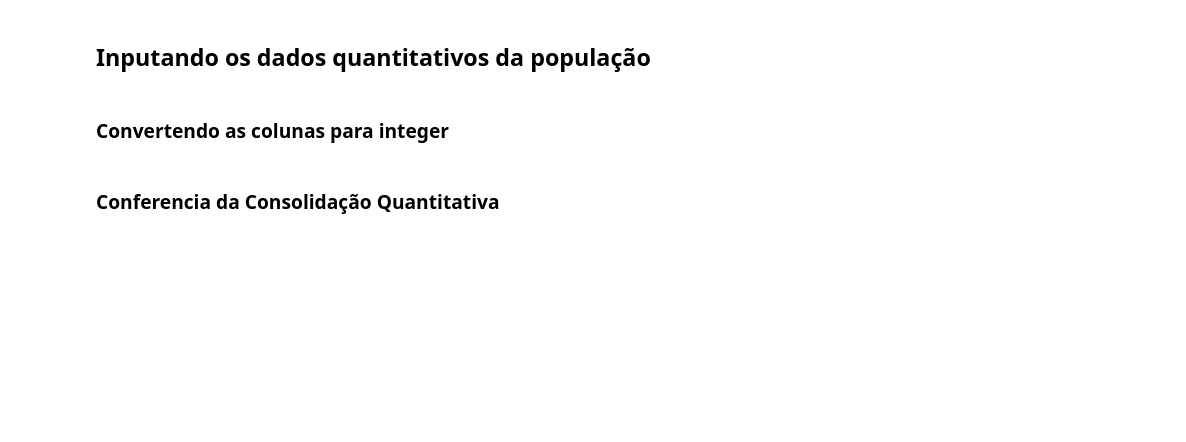
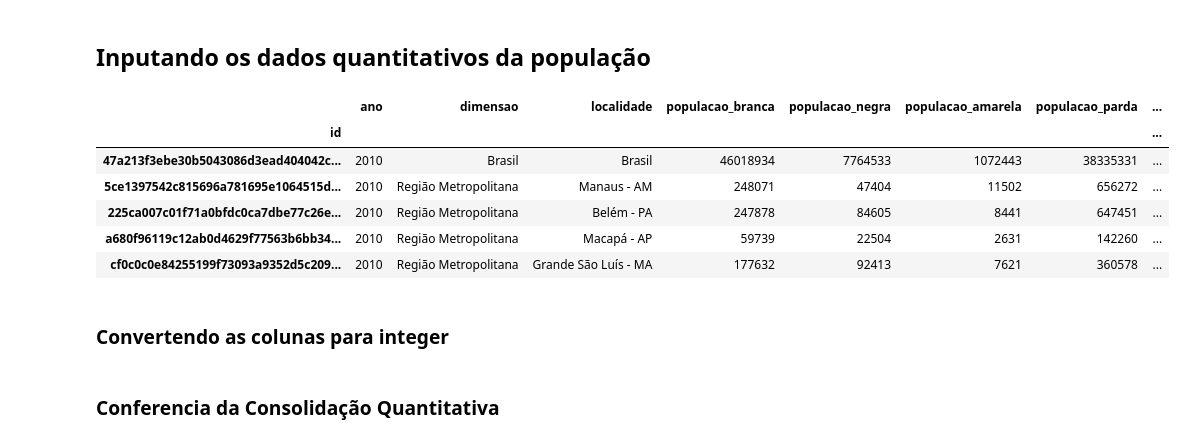
Before and after one commit to msfidelis/machine-learning-field-notes, a Jupyter notebook: python/notebooks/Estatistica/Dados Populacionais - Pessoas Economicamente Ativas.ipynb, the cells around one changed output. Cells and saved outputs as stored; diff of their text form; code cells hidden in the pictures; blank space fills up the shorter version.

```diff
--- a/python/notebooks/Estatistica/Dados Populacionais - Pessoas Economicamente Ativas.ipynb
+++ b/python/notebooks/Estatistica/Dados Populacionais - Pessoas Economicamente Ativas.ipynb
@@ -343,6 +401,16 @@ for index, row in df.iterrows():
     # break
 # %%
 df_consolidado.replace("-", 0, inplace=True)
+# %%
+df_consolidado.head()
+# %% [output]
+|  | ano | dimensao | localidade | populacao_branca | populacao_negra | populacao_amarela | populacao_parda | ... |
+| id |  |  |  |  |  |  |  | ... |
+| 47a213f3ebe30b5043086d3ead404042c... | 2010 | Brasil | Brasil | 46018934 | 7764533 | 1072443 | 38335331 | ... |
+| 5ce1397542c815696a781695e1064515d... | 2010 | Região Metropolitana | Manaus - AM | 248071 | 47404 | 11502 | 656272 | ... |
+| 225ca007c01f71a0bfdc0ca7dbe77c26e... | 2010 | Região Metropolitana | Belém - PA | 247878 | 84605 | 8441 | 647451 | ... |
+| a680f96119c12ab0d4629f77563b6bb34... | 2010 | Região Metropolitana | Macapá - AP | 59739 | 22504 | 2631 | 142260 | ... |
+| cf0c0c0e84255199f73093a9352d5c209... | 2010 | Região Metropolitana | Grande São Luís - MA | 177632 | 92413 | 7621 | 360578 | ... |
 # %% [markdown]
 ### Convertendo as colunas para integer
 # %%
```
Also changed, not shown: parts of 50 cells of this notebook, 3 other files.
